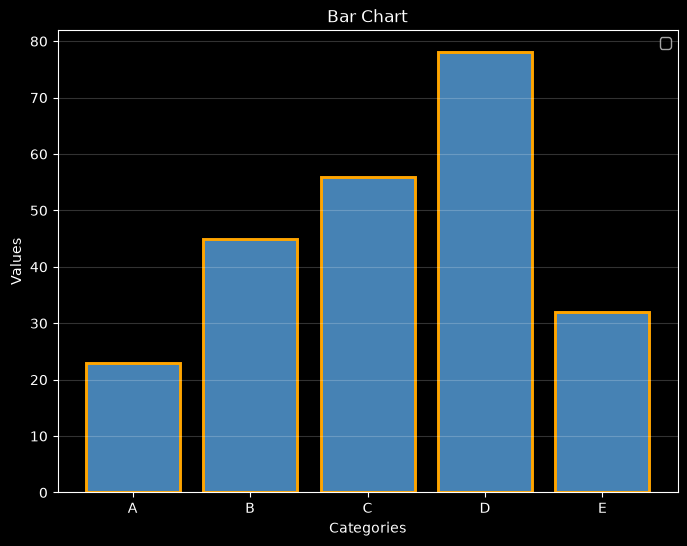
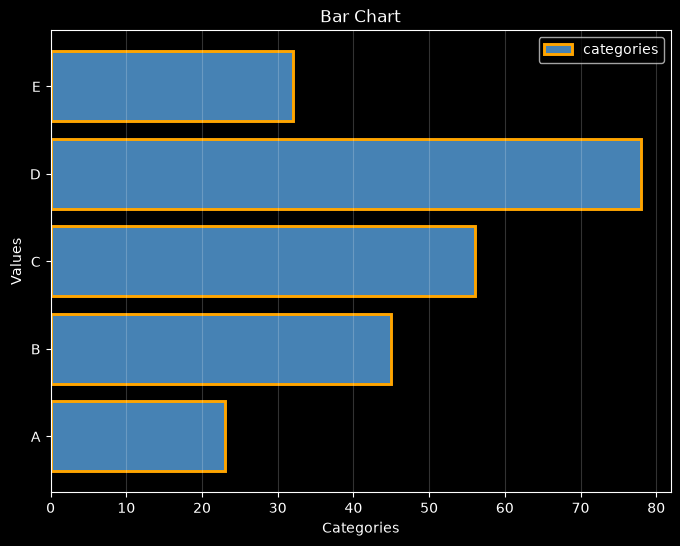
Code edit (unified diff) that turned the first committed figure into the second:
--- before
+++ after
@@ -3,9 +3,9 @@
 
 plt.figure(figsize=(8, 6))
-plt.bar(categories, values, color='steelblue', edgecolor='orange', linewidth=2.1)
+plt.barh(categories, values, color='steelblue', edgecolor='orange', linewidth=2.1, label='categories')
 plt.xlabel('Categories')
 plt.ylabel('Values')
 plt.legend()
 plt.title('Bar Chart')
-plt.grid(True, alpha=0.2, axis='y')
+plt.grid(True, alpha=0.2, axis='x')
 plt.show()

Commit: Bar charts vertical ?